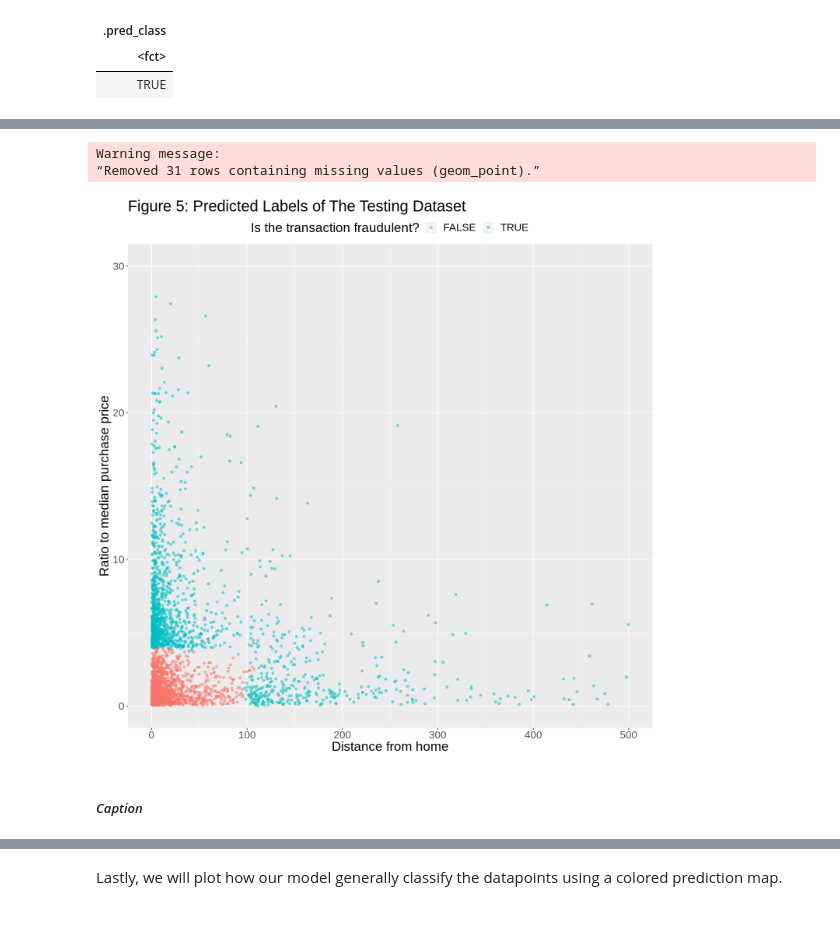
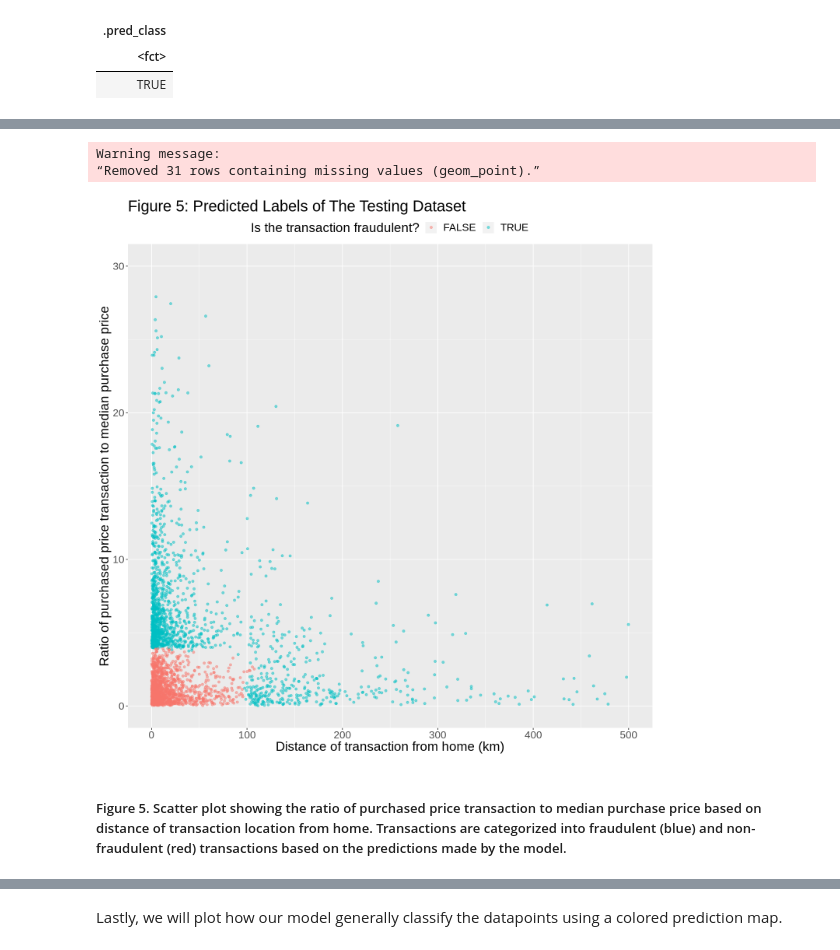
Before and after one commit to chohyeonkim/Data-Science-R-, a Jupyter notebook: Final_Report.ipynb, the cells around one changed output, grey strips where cells are left out. Cells and saved outputs as stored; diff of their text form; code cells hidden in the pictures; blank space fills up the shorter version.

```diff
--- a/Final_Report.ipynb
+++ b/Final_Report.ipynb
@@ -696,22 +698,22 @@ Warning message:
 # %%
 options(repr.plot.width = 12, repr.plot.height = 12)
 card_test_predict_plot <- card_prediction %>%
                        ggplot(aes(x = distance_from_home, y = ratio_to_median_purchase_price, colour = .pred_class)) +
                        geom_point(alpha = 0.5) +
-                       labs(x = "Distance from home",
-                            y = "Ratio to median purchase price",
+                       labs(x = "Distance of transaction from home (km)",
+                            y = "Ratio of purchased price transaction to median purchase price",
                        colour = "Is the transaction fraudulent?") +
                        theme(text = element_text(size=20), legend.position="top") +
                        ggtitle("Figure 5: Predicted Labels of The Testing Dataset") +
                        scale_y_continuous(limits = c(0, 30)) +
                        scale_x_continuous(limits = c(0, 500))
 card_test_predict_plot
 # %% [output]
 Warning message:
 “Removed 31 rows containing missing values (geom_point).”
-[figure, old version]
+[figure, new version]
-# %% [markdown]
-##### *Caption*
+# %% [markdown]
+##### Figure 5. Scatter plot showing the ratio of purchased price transaction to median purchase price based on distance of transaction location from home. Transactions are categorized into fraudulent (blue) and non-fraudulent (red) transactions based on the predictions made by the model.
 # %%
 options(repr.plot.width = 20, repr.plot.height = 16)
 
```
Also changed, not shown: parts of 31 cells of this notebook.
